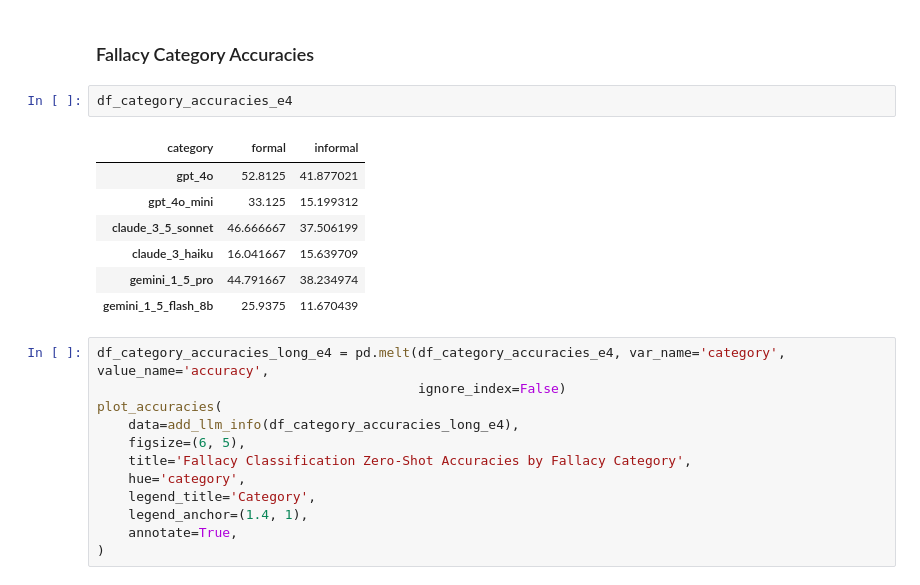
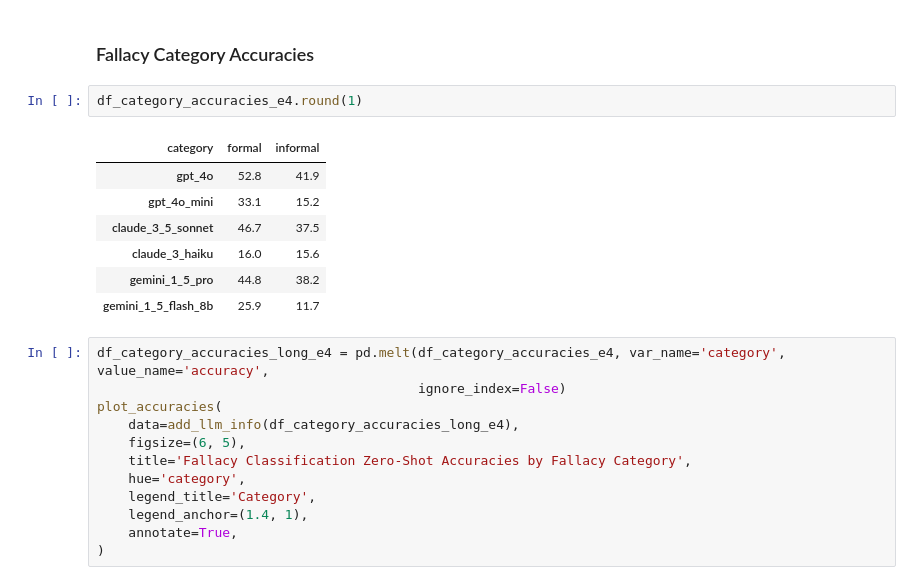
Before and after one commit to aimfeld/fallacy-detection, a Jupyter notebook: fallacy-classification.ipynb, the cells around one changed output. Cells and saved outputs as stored; diff of their text form.

```diff
--- a/fallacy-classification.ipynb
+++ b/fallacy-classification.ipynb
@@ -92,15 +95,15 @@ plot_accuracies(
 # %% [markdown]
 ### Fallacy Category Accuracies
 # %%
-df_category_accuracies_e4
+df_category_accuracies_e4.round(1)
 # %% [output]
 | category | formal | informal |
-| gpt_4o | 52.8125 | 41.877021 |
-| gpt_4o_mini | 33.125 | 15.199312 |
-| claude_3_5_sonnet | 46.666667 | 37.506199 |
-| claude_3_haiku | 16.041667 | 15.639709 |
-| gemini_1_5_pro | 44.791667 | 38.234974 |
-| gemini_1_5_flash_8b | 25.9375 | 11.670439 |
+| gpt_4o | 52.8 | 41.9 |
+| gpt_4o_mini | 33.1 | 15.2 |
+| claude_3_5_sonnet | 46.7 | 37.5 |
+| claude_3_haiku | 16.0 | 15.6 |
+| gemini_1_5_pro | 44.8 | 38.2 |
+| gemini_1_5_flash_8b | 25.9 | 11.7 |
 # %%
 df_category_accuracies_long_e4 = pd.melt(df_category_accuracies_e4, var_name='category', value_name='accuracy',
                                          ignore_index=False)
```
Also changed, not shown: parts of 21 cells of this notebook, 7 other files.
